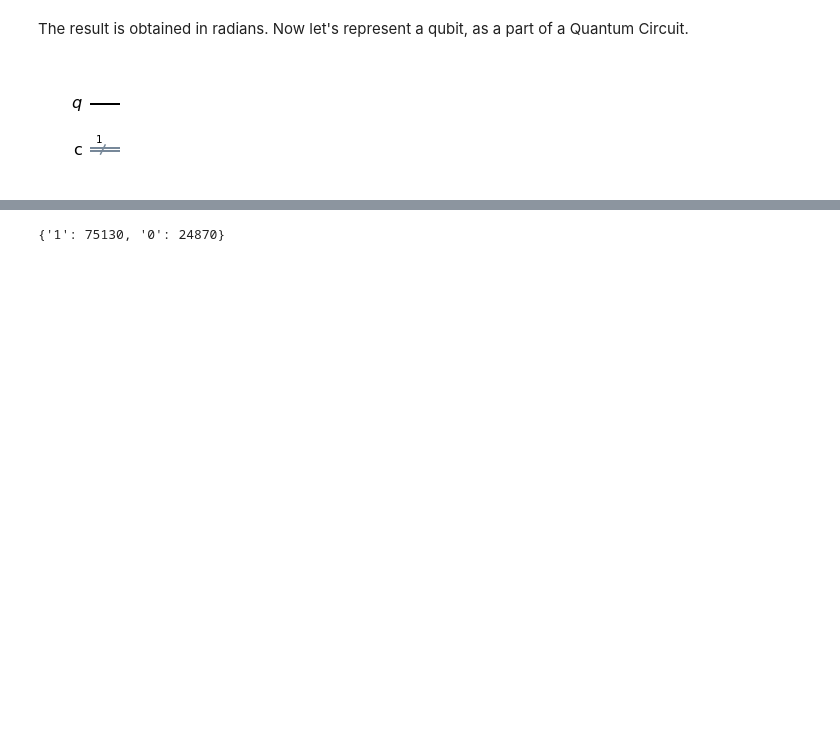
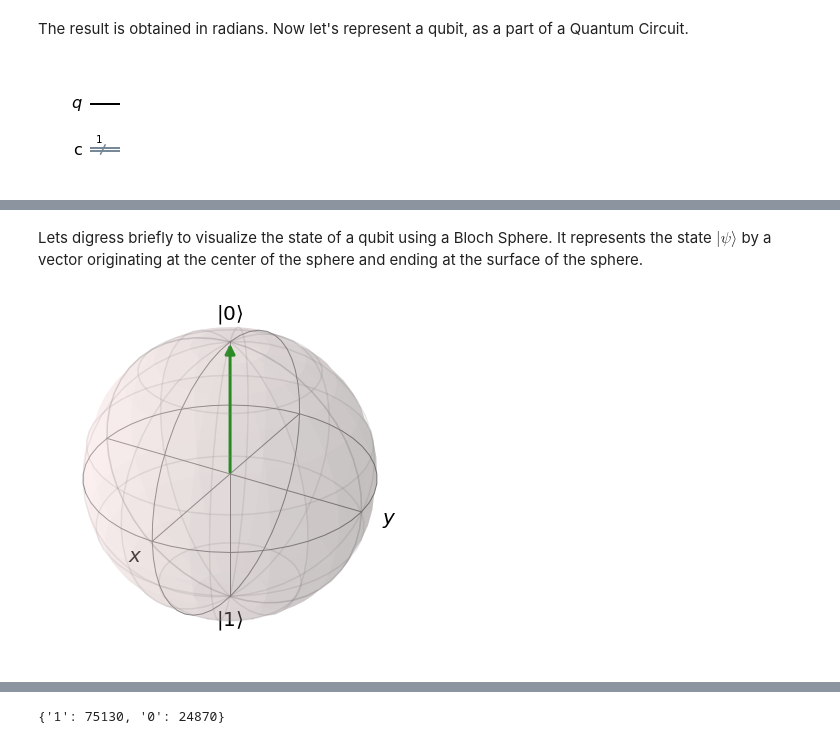
Before and after one commit to ApuravTehri/Test, a Jupyter notebook: Cancer Data C2Q.ipynb, the cells around one changed output, grey strips where cells are left out. Cells and saved outputs as stored; diff of their text form; code cells hidden in the pictures; blank space fills up the shorter version.

```diff
--- a/Cancer Data C2Q.ipynb
+++ b/Cancer Data C2Q.ipynb
@@ -73,0 +81,22 @@ qc.draw('mpl')
+# %% [markdown]
+Lets digress briefly to visualize the state of a qubit using a Bloch Sphere. It represents the state $ |\psi\rangle $ by a vector originating at the center of the sphere and ending at the surface of the sphere.
+# %%
+# importing the required libraries
+import matplotlib.pyplot as plt
+from qutip import Bloch
+from math import pi, sin, cos
+
+# defining a function to animate the Bloch sphere
+def plot_bloch_vector_spherical(theta, phi):
+    b=Bloch()
+    b.clear()
+
+    # defining a vector in spherical coordinates to represent the qubit state, theta being the polar angle and phi being the phase
+    vec=[sin(theta)*cos(phi), sin(theta)*sin(phi), cos(theta)]
+    b.add_vectors(vec)
+    return b.show()
+
+# drawing an uninitialized qubit in the 0 state
+plot_bloch_vector_spherical(0, 0)
+# %% [output]
+[figure, added]
```
Also changed, not shown: parts of 37 cells of this notebook.
